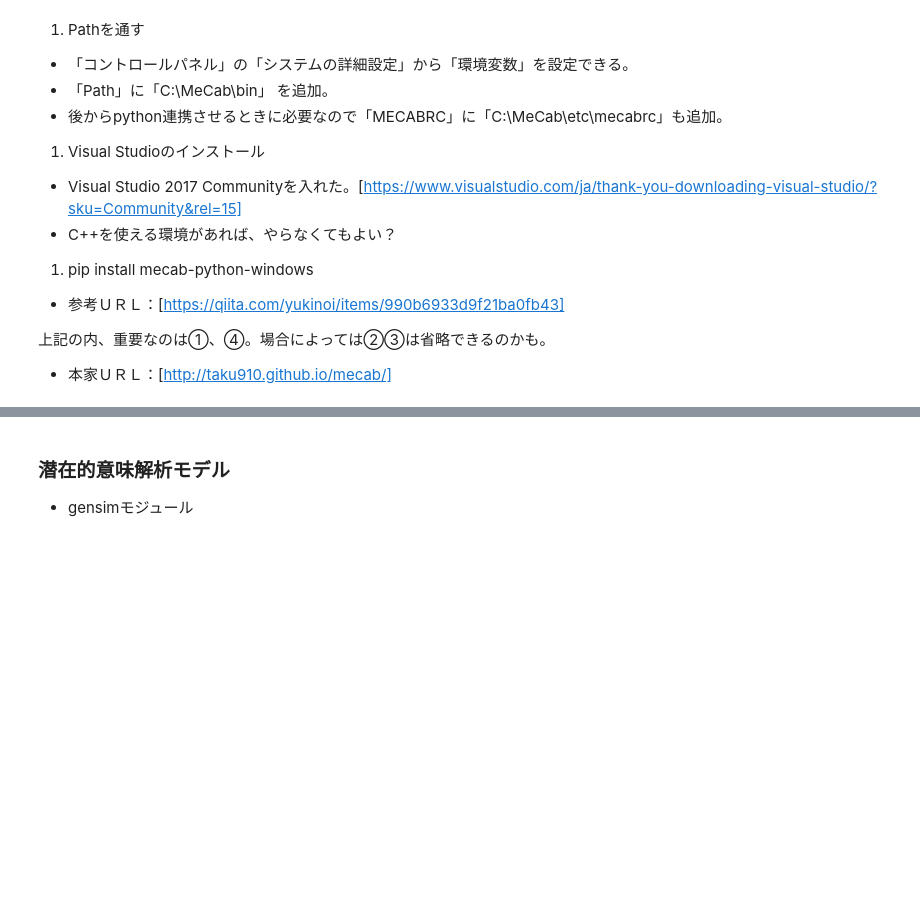
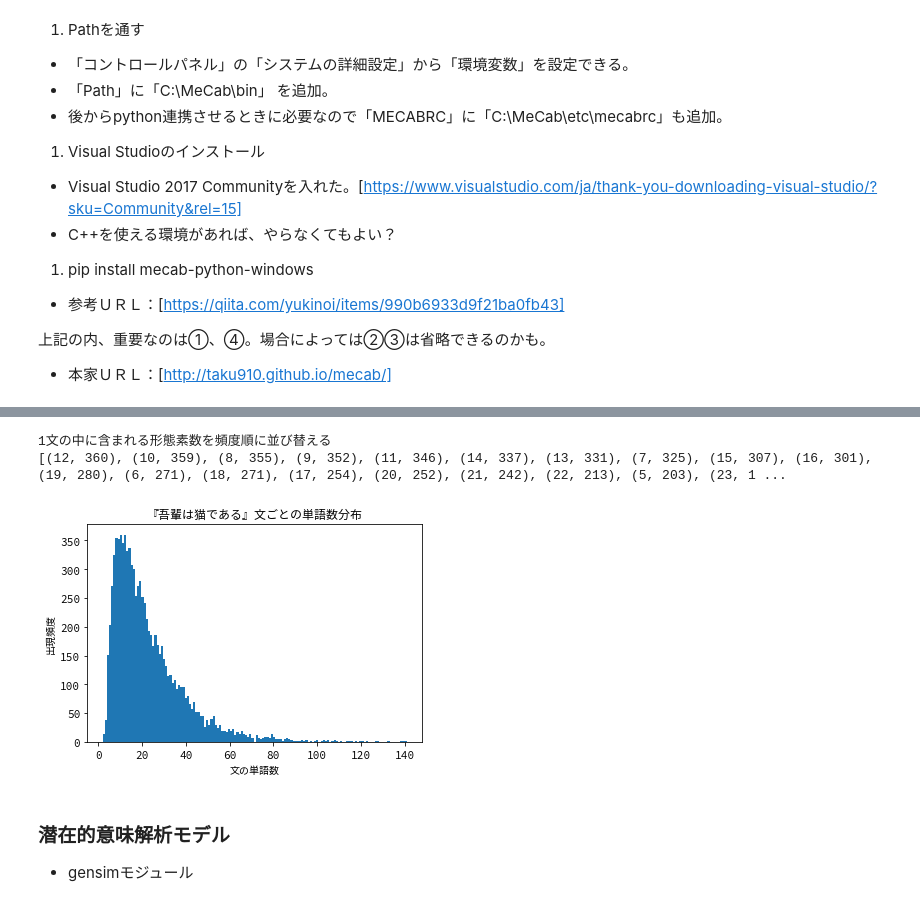
Before and after one commit to ikki02/TextMining, a Jupyter notebook: TextMiningTest.ipynb, the cells around one changed output, grey strips where cells are left out. Drawn from its saved outputs; the diff is of its cells as text; code cells hidden in the pictures; blank space fills up the shorter version.

```diff
--- a/TextMiningTest.ipynb
+++ b/TextMiningTest.ipynb
@@ -61,10 +290,10 @@ import MeCab
 import numpy as np
 import matplotlib.pyplot as plt
 
-m = MeCab.Tagger("-Ochasen")
-out = m.parse("すもももももももものうち")
+m = MeCab.Tagger("-Ochasen") # MeCabのインスタンスを作りmとする
+out = m.parse("すもももももももものうち") # 入力stringをm.parseで分解する
+print(out)
 
-xlist = [u.split() for u in m.parse("すもももももももものうち").splitlines()]
-
+xlist = [u.split() for u in out.splitlines()]
 xlist
 # %% [output]
@@ -141,0 +316,9 @@ std-deviation 11.438859208854701
+# %%
+# 品詞情報のまとめ方
+# 場合によっては、細かい品詞情報はいらないだろう。例えば、「名詞-一般」は「名詞」だけでよい。
+# あと、EOSがリストに含まれるとfor文でエラーになる。EOSを除外する処理も必要。
+testlist = []
+for u in xlist:
+    testlist.append(u[3])
+testcnt = Counter(testlist)
+testcnt
@@ -142,3 +357,54 @@ std-deviation 11.438859208854701
+# %%
+# -*- coding: utf-8 -*-
+# リスト 4-3  文ごとに単語に分解し、出現頻度を数えるプログラム例
+from collections import Counter
+import re
+import numpy as np
+import matplotlib.pyplot as plt
+from aozora import Aozora
+import MeCab
+
+aozora = Aozora("wagahaiwa_nekodearu.txt")
+
+# 入力テキストを文に分解する。単純に'。'で分割する
+string = '\n'.join(aozora.read())
+string = re.sub('　', '', string)
+string = re.split('。(?!」)|\n', re.sub('　', '', string))
+while '' in string:  string.remove('')      # 空行を除く
+
+# 文ごとに形態素解析して、文当たりの語の数を数える
+m = MeCab.Tagger("-Ochasen")                # MeCabで単語に分割する
+wordcountlist = []
+for sentense in string:
+    mecablist = []
+    wlist = m.parse(sentense).splitlines()  # 結果を単語情報リストのリストに整形する
+    for u in wlist:
+        xlist = []
+        for v in u.split():
+            xlist.append(v)
+        mecablist.append(xlist)
+    # 得られた単語情報リストのリストから、単語の部分だけを取り出したリストを作る
+    wordbodylist = []
+    for u in mecablist:
+        wordbodylist.append(u[0])
+    # 単語数のリストを作る
+    wordcountlist.append(len(wordbodylist))
+
+cnt = Counter(wordcountlist)
+# 結果をカウント数の降順にソート
+print('1文の中に含まれる形態素数を頻度順に並び替える')
+print(sorted(cnt.items(), key=lambda x: x[1], reverse=True)[:100])
+u = np.array(wordcountlist)
+nstring = u[ np.where(u < 150) ]
+plt.hist(nstring, bins=nstring.max())
+plt.title('『吾輩は猫である』文ごとの単語数分布')
+plt.xlabel('文の単語数')
+plt.ylabel('出現頻度')
+plt.show()
+# %% [output]
+1文の中に含まれる形態素数を頻度順に並び替える
+[(12, 360), (10, 359), (8, 355), (9, 352), (11, 346), (14, 337), (13, 331), (7, 325), (15, 307), (16, 301), (19, 280), (6, 271), (18, 271), (17, 254), (20, 252), (21, 242), (22, 213), (5, 203), (23, 1 ...
+[figure, added]
 # %% [markdown]
 ### 潜在的意味解析モデル
 - gensimモジュール
```
Also changed, not shown: parts of 18 cells of this notebook.
